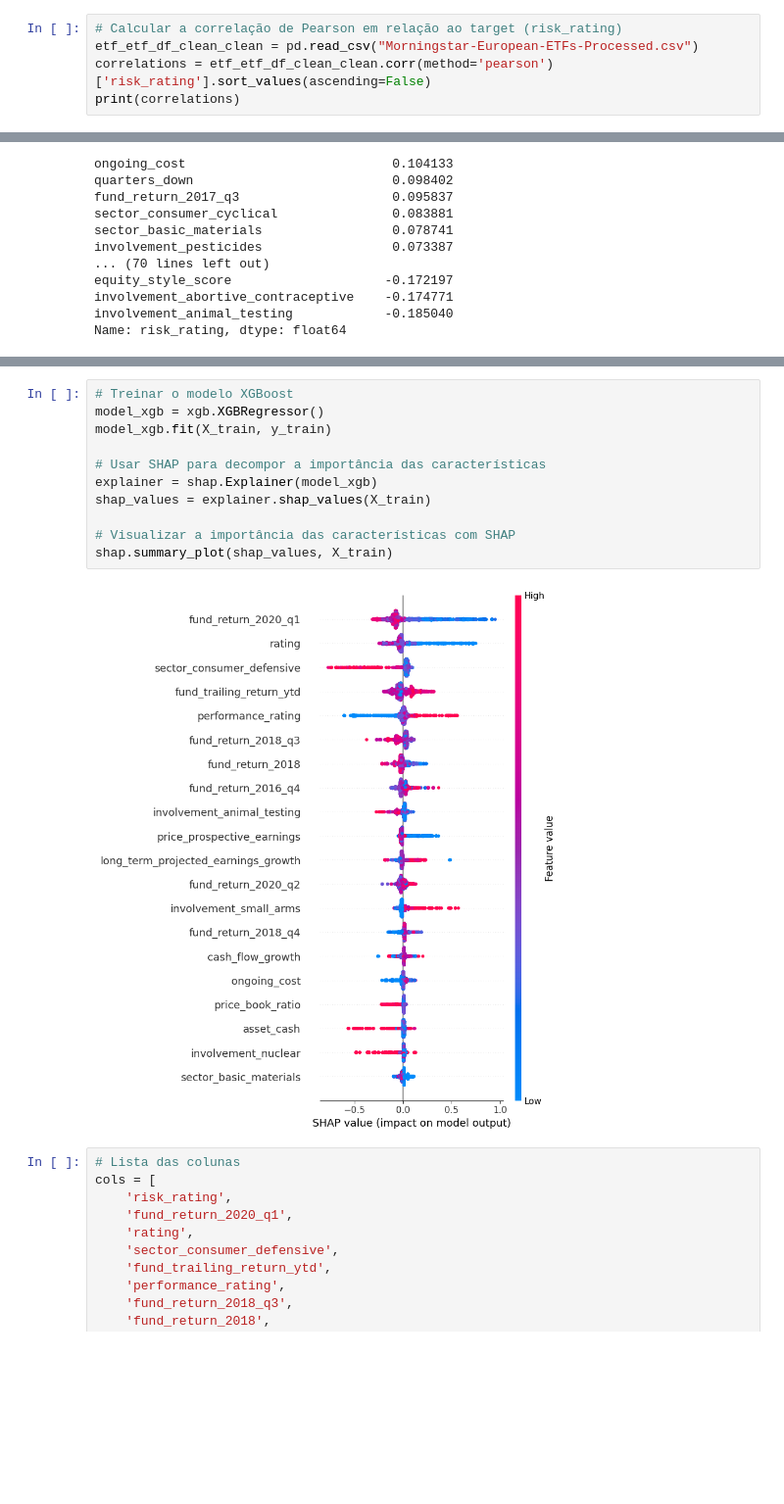
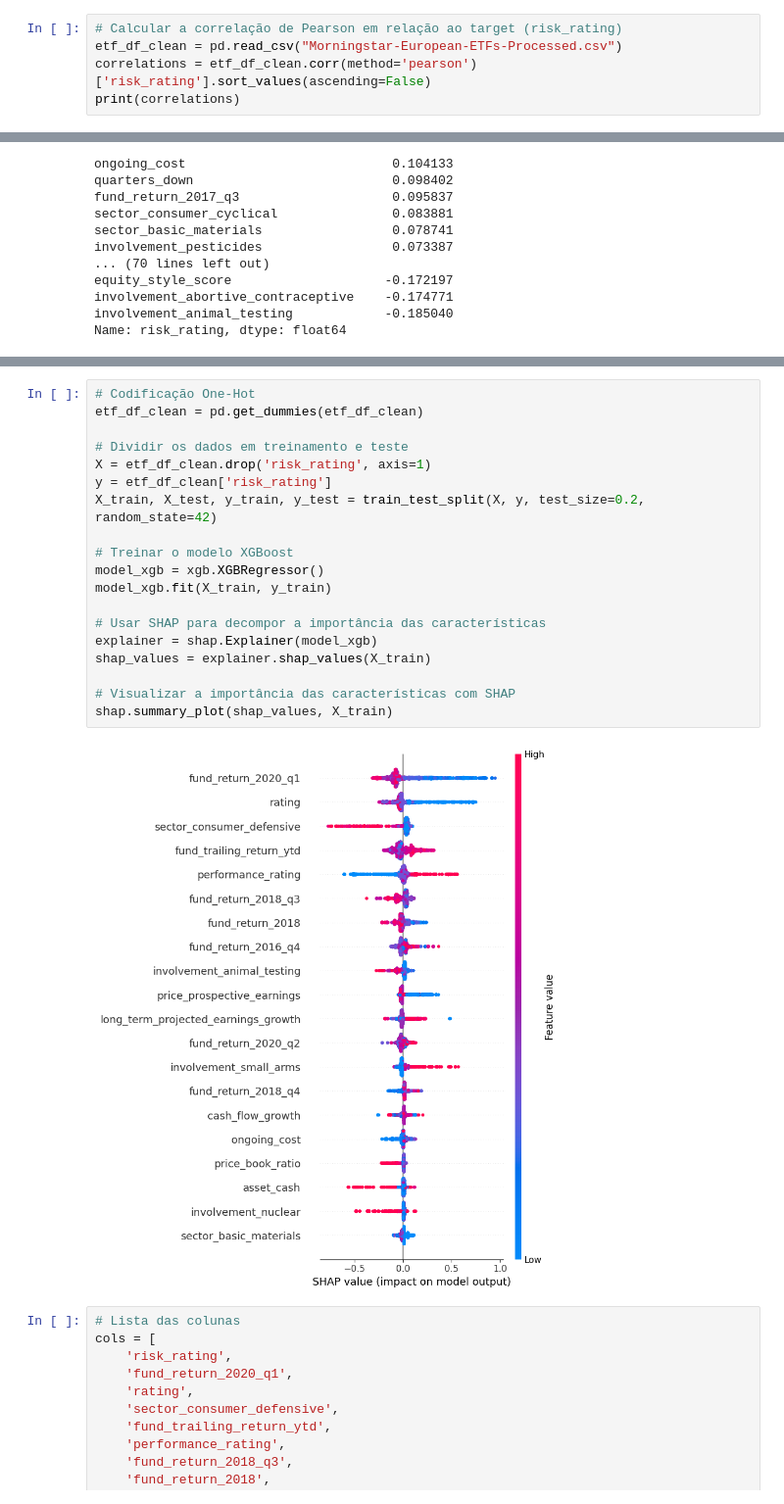
Before and after one commit to gomes0499/Projeto-PUC-RS-Ciencia-De-Dados-Inteligencia-Artificial, a Jupyter notebook: etf-preprocessing.ipynb, the cells around one changed output, grey strips where cells are left out. Shown: that part at 98% size. Saved outputs shown, nothing was run; the diff lists cells and outputs as text; blank space fills up the shorter version.

```diff
--- a/etf-preprocessing.ipynb
+++ b/etf-preprocessing.ipynb
@@ -263,8 +263,8 @@ etf_etf_df_clean_clean.to_csv('Morningstar-European-ETFs-Processed.csv', index=F
 ## 3. Feature importance Analysis
 # %%
 # Calcular a correlação de Pearson em relação ao target (risk_rating)
-etf_etf_df_clean_clean = pd.read_csv("Morningstar-European-ETFs-Processed.csv")
-correlations = etf_etf_df_clean_clean.corr(method='pearson')['risk_rating'].sort_values(ascending=False)
+etf_df_clean = pd.read_csv("Morningstar-European-ETFs-Processed.csv")
+correlations = etf_df_clean.corr(method='pearson')['risk_rating'].sort_values(ascending=False)
 print(correlations)
 # %% [output]
 risk_rating                            1.000000
@@ -323,16 +287,24 @@ print(features)
 # %%
+# Codificação One-Hot
+etf_df_clean = pd.get_dummies(etf_df_clean)
+
+# Dividir os dados em treinamento e teste
+X = etf_df_clean.drop('risk_rating', axis=1)
+y = etf_df_clean['risk_rating']
+X_train, X_test, y_train, y_test = train_test_split(X, y, test_size=0.2, random_state=42)
+
 # Treinar o modelo XGBoost
 model_xgb = xgb.XGBRegressor()
 model_xgb.fit(X_train, y_train)
 
 # Usar SHAP para decompor a importância das características
 explainer = shap.Explainer(model_xgb)
 shap_values = explainer.shap_values(X_train)
 
 # Visualizar a importância das características com SHAP
 shap.summary_plot(shap_values, X_train)
 # %% [output]
-[figure, old version]
+[figure, new version]
 # %%
 # Lista das colunas
 cols = [
```
Also changed, not shown: parts of 8 cells of this notebook, 1 other file.
